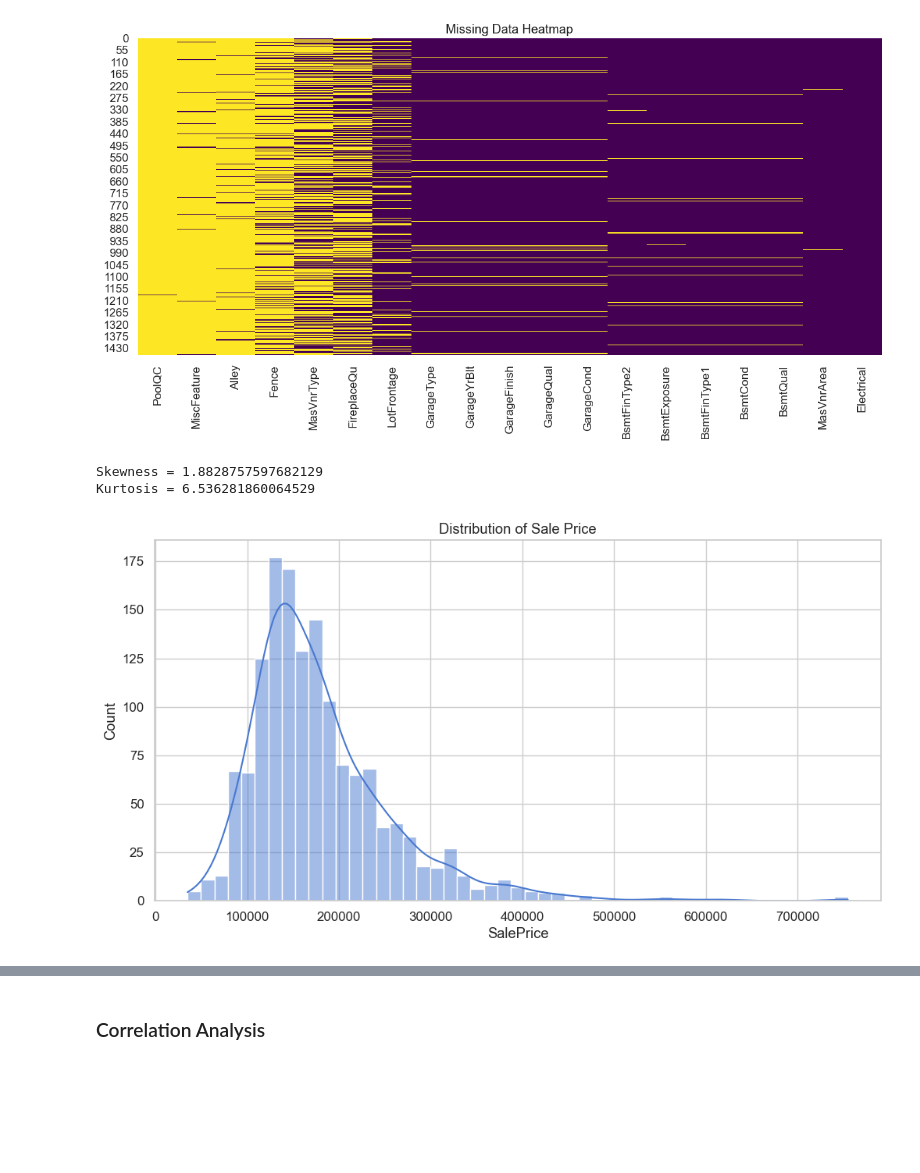
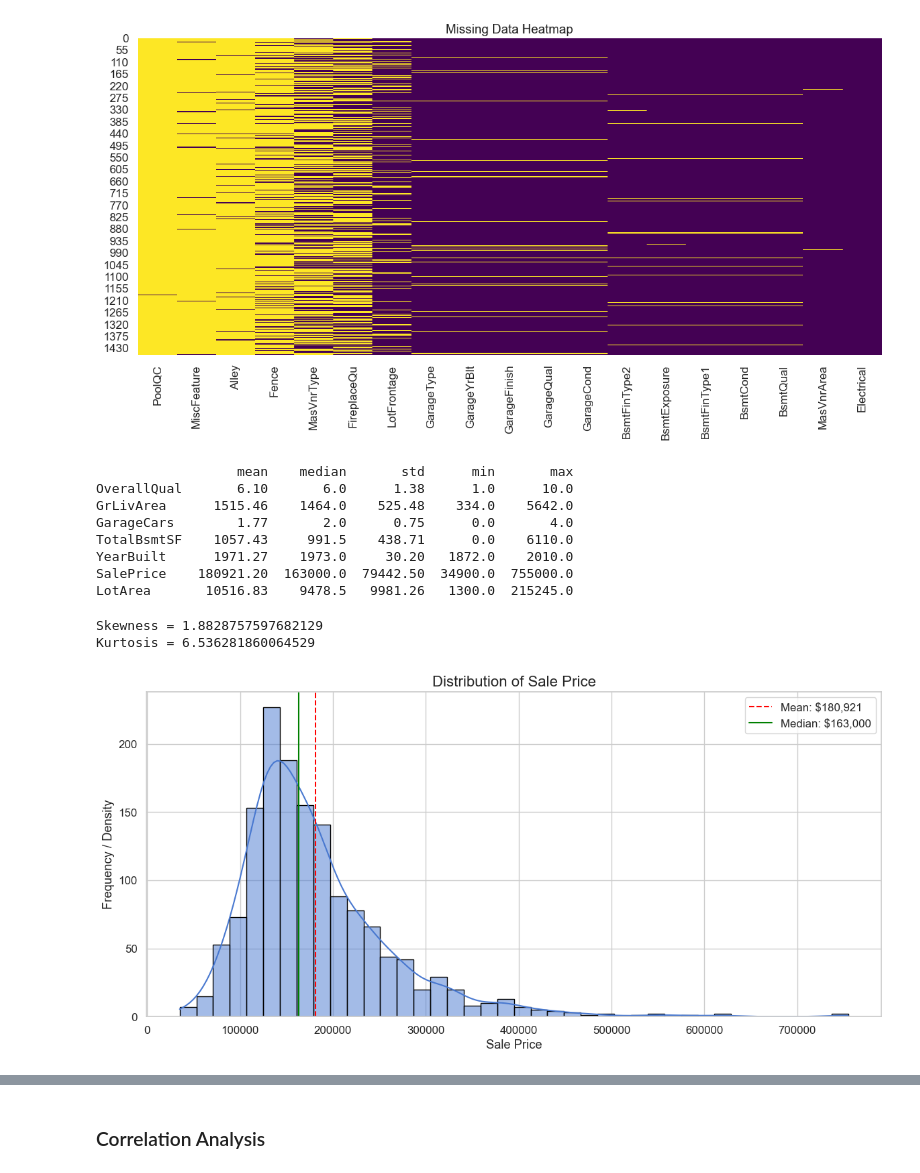
Before and after one commit to rizinkp/DSML_FinalProject, a Jupyter notebook: house-price-prediction/src/notebooks/01_EDA.ipynb, the cells around one changed output, grey strips where cells are left out. Cells and saved outputs as stored; diff of their text form; code cells hidden in the pictures; blank space fills up the shorter version.

```diff
--- a/house-price-prediction/src/notebooks/01_EDA.ipynb
+++ b/house-price-prediction/src/notebooks/01_EDA.ipynb
@@ -56,22 +56,52 @@ MasVnrArea         8
 Electrical         1
 dtype: int64
 [figure]
+# %%
+# List of selected features to summarize
+selected_features = ['OverallQual', 'GrLivArea', 'GarageCars', 'TotalBsmtSF', 'YearBuilt', 'SalePrice', 'LotArea']
+
+# Calculate summary statistics
+summary_stats = df[selected_features].agg(['mean', 'median', 'std', 'min', 'max']).transpose()
+
+# Round the values for better readability
+summary_stats_rounded = summary_stats.round(2)
+
+# Display the table
+print(summary_stats_rounded)
+# %% [output]
+                  mean    median       std      min       max
+OverallQual       6.10       6.0      1.38      1.0      10.0
+GrLivArea      1515.46    1464.0    525.48    334.0    5642.0
+GarageCars        1.77       2.0      0.75      0.0       4.0
+TotalBsmtSF    1057.43     991.5    438.71      0.0    6110.0
+YearBuilt      1971.27    1973.0     30.20   1872.0    2010.0
+SalePrice    180921.20  163000.0  79442.50  34900.0  755000.0
+LotArea       10516.83    9478.5   9981.26   1300.0  215245.0
 # %%
 # 4. Distribution of Sale Price
 
 # Skewness and Kurtosis
 print(f"Skewness =",df['SalePrice'].skew())
 print(f"Kurtosis =", df['SalePrice'].kurt())
 
 # Histoplot Visualiztion
+mean_price = df['SalePrice'].mean()
+median_price = df['SalePrice'].median()
+
 plt.figure(figsize=(12, 6))
-sns.histplot(df['SalePrice'], kde=True)
-plt.title("Distribution of Sale Price")
+sns.histplot(df['SalePrice'], kde=True, bins=40, edgecolor='black')
+plt.title("Distribution of Sale Price", fontsize=16)
+plt.xlabel("Sale Price")
+plt.ylabel("Frequency / Density")
+plt.axvline(mean_price, color='red', linestyle='--', label=f'Mean: ${mean_price:,.0f}')
+plt.axvline(median_price, color='green', linestyle='-', label=f'Median: ${median_price:,.0f}')
+plt.legend()
+plt.tight_layout()
 plt.show()
 # %% [output]
 Skewness = 1.8828757597682129
 Kurtosis = 6.536281860064529
-[figure, old version]
+[figure, new version]
 # %%
 # Applying log1p When Sale Price is right skewed
 df['SalePrice_log'] = np.log1p(df['SalePrice'])
```
Also changed, not shown: parts of 3 cells of this notebook, 1 other file.
